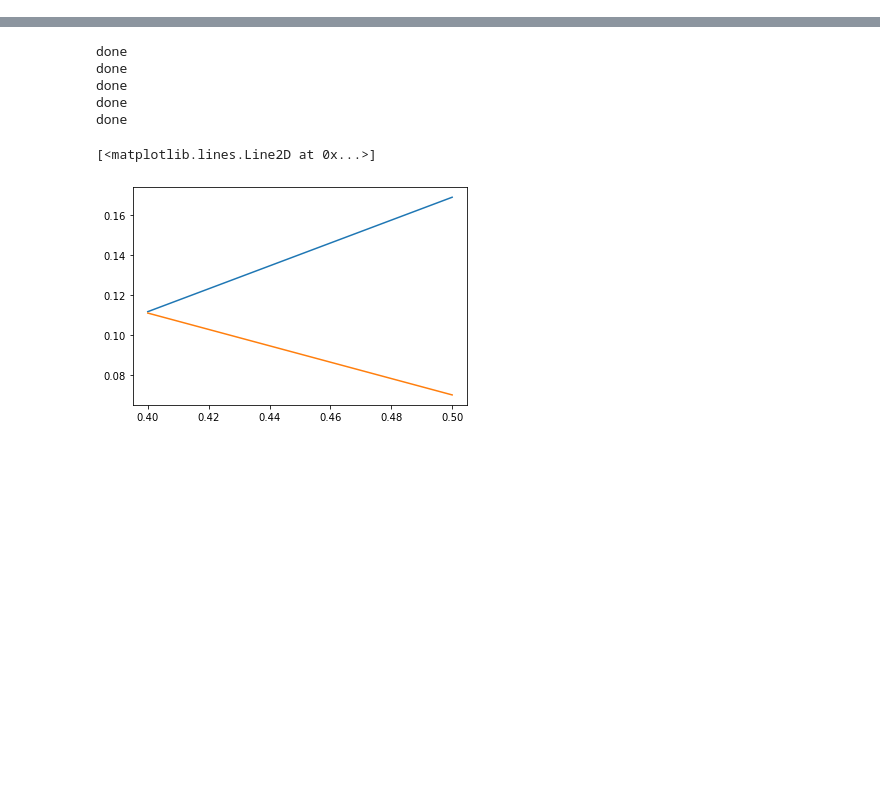
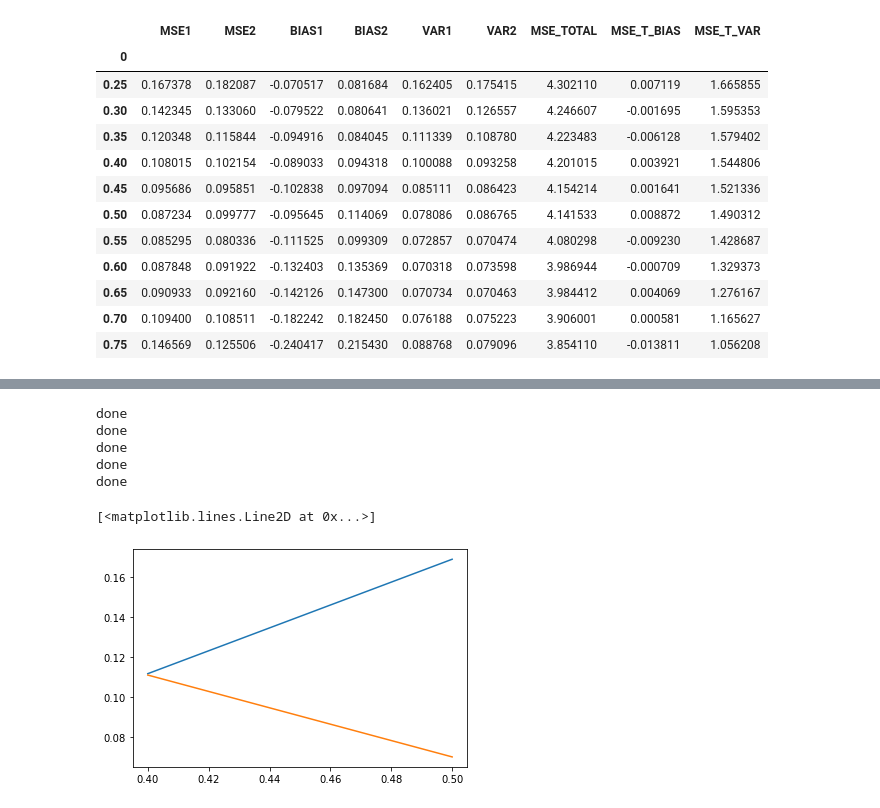
Before and after one commit to nominmar/codes1, a Jupyter notebook: CTL/test7_MSE-Copy1.ipynb, the cells around one changed output, grey strips where cells are left out. Cells and saved outputs as stored; diff of their text form; code cells hidden in the pictures; blank space fills up the shorter version.

```diff
--- a/CTL/test7_MSE-Copy1.ipynb
+++ b/CTL/test7_MSE-Copy1.ipynb
@@ -97,4 +103,20 @@ for size in test_sizes:
 # %%
 df = pd.DataFrame([test_sizes, MSE1, MSE2, BIAS1, BIAS2, VAR1, VAR2, MSE_TOTAL, MSEB, MSEV]).transpose().set_index(0)
 df.columns=['MSE1', 'MSE2', 'BIAS1', 'BIAS2', 'VAR1', 'VAR2', 'MSE_TOTAL', 'MSE_T_BIAS', 'MSE_T_VAR']
+# %%
+df
+# %% [output]
+|  | MSE1 | MSE2 | BIAS1 | BIAS2 | VAR1 | VAR2 | MSE_TOTAL | MSE_T_BIAS | MSE_T_VAR |
+| 0 |  |  |  |  |  |  |  |  |  |
+| 0.25 | 0.167378 | 0.182087 | -0.070517 | 0.081684 | 0.162405 | 0.175415 | 4.302110 | 0.007119 | 1.665855 |
+| 0.30 | 0.142345 | 0.133060 | -0.079522 | 0.080641 | 0.136021 | 0.126557 | 4.246607 | -0.001695 | 1.595353 |
+| 0.35 | 0.120348 | 0.115844 | -0.094916 | 0.084045 | 0.111339 | 0.108780 | 4.223483 | -0.006128 | 1.579402 |
+| 0.40 | 0.108015 | 0.102154 | -0.089033 | 0.094318 | 0.100088 | 0.093258 | 4.201015 | 0.003921 | 1.544806 |
+| 0.45 | 0.095686 | 0.095851 | -0.102838 | 0.097094 | 0.085111 | 0.086423 | 4.154214 | 0.001641 | 1.521336 |
+| 0.50 | 0.087234 | 0.099777 | -0.095645 | 0.114069 | 0.078086 | 0.086765 | 4.141533 | 0.008872 | 1.490312 |
+| 0.55 | 0.085295 | 0.080336 | -0.111525 | 0.099309 | 0.072857 | 0.070474 | 4.080298 | -0.009230 | 1.428687 |
+| 0.60 | 0.087848 | 0.091922 | -0.132403 | 0.135369 | 0.070318 | 0.073598 | 3.986944 | -0.000709 | 1.329373 |
+| 0.65 | 0.090933 | 0.092160 | -0.142126 | 0.147300 | 0.070734 | 0.070463 | 3.984412 | 0.004069 | 1.276167 |
+| 0.70 | 0.109400 | 0.108511 | -0.182242 | 0.182450 | 0.076188 | 0.075223 | 3.906001 | 0.000581 | 1.165627 |
+| 0.75 | 0.146569 | 0.125506 | -0.240417 | 0.215430 | 0.088768 | 0.079096 | 3.854110 | -0.013811 | 1.056208 |
 # %%
```
Also changed, not shown: parts of 10 cells of this notebook, 1 other file.
